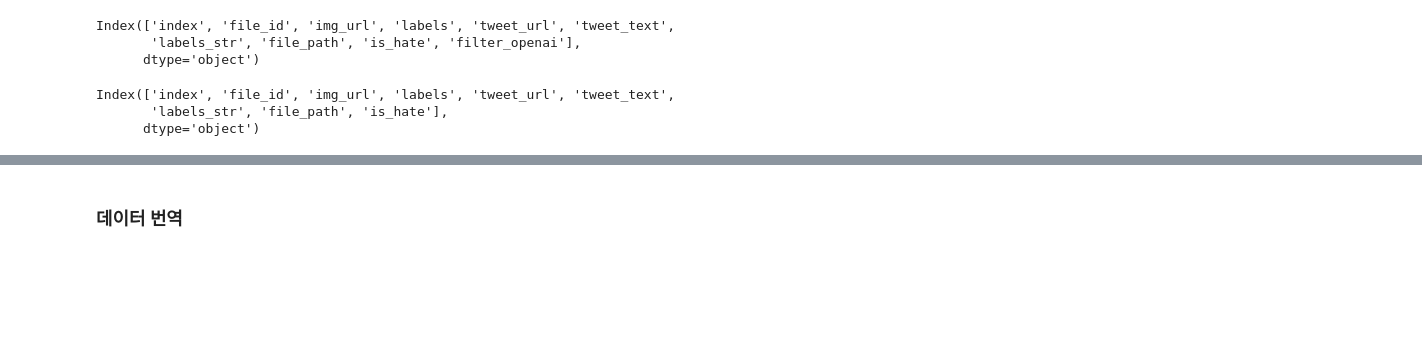
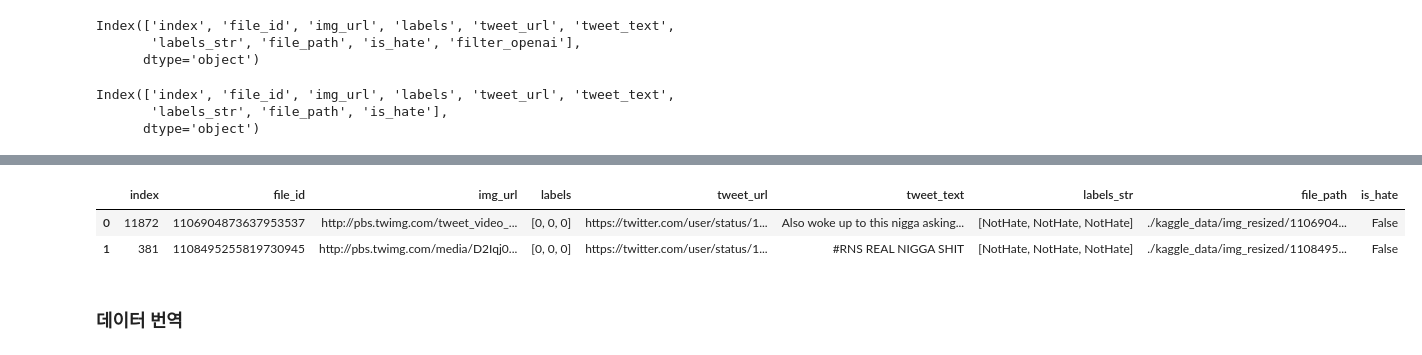
Before and after one commit to jhboyo/FASTCAMPUS-CH09_11, a Jupyter notebook: chapter09-Multi_Modal/chapter09_1_preprocessing.ipynb, the cells around one changed output, grey strips where cells are left out. Saved outputs shown, nothing was run; the diff lists cells and outputs as text; code cells hidden in the pictures; blank space fills up the shorter version.

```diff
--- a/chapter09-Multi_Modal/chapter09_1_preprocessing.ipynb
+++ b/chapter09-Multi_Modal/chapter09_1_preprocessing.ipynb
@@ -434,6 +438,12 @@ def remove_mentions(text):
     return re.sub(r'@[A-Za-z0-9_]+', '', text)
 
 combined_df["tweet_text"] = combined_df["tweet_text"].map(lambda x : remove_mentions(x).strip())
+# %%
+combined_df.head(2)
+# %% [output]
+|  | index | file_id | img_url | labels | tweet_url | tweet_text | labels_str | file_path | is_hate |
+| 0 | 11872 | 1106904873637953537 | http://pbs.twimg.com/tweet_video_... | [0, 0, 0] | https://twitter.com/user/status/1... | Also woke up to this nigga asking... | [NotHate, NotHate, NotHate] | ./kaggle_data/img_resized/1106904... | False |
+| 1 | 381 | 1108495255819730945 | http://pbs.twimg.com/media/D2Iqj0... | [0, 0, 0] | https://twitter.com/user/status/1... | #RNS REAL NIGGA SHIT | [NotHate, NotHate, NotHate] | ./kaggle_data/img_resized/1108495... | False |
 # %% [markdown]
 ### 데이터 번역
 # %% [markdown]
```
Also changed, not shown: parts of 6 cells of this notebook, 3 other files.
